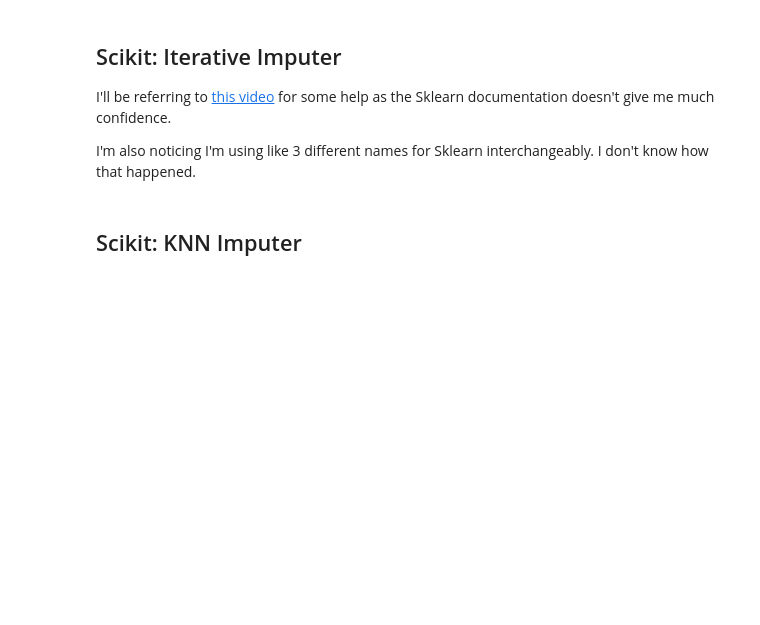
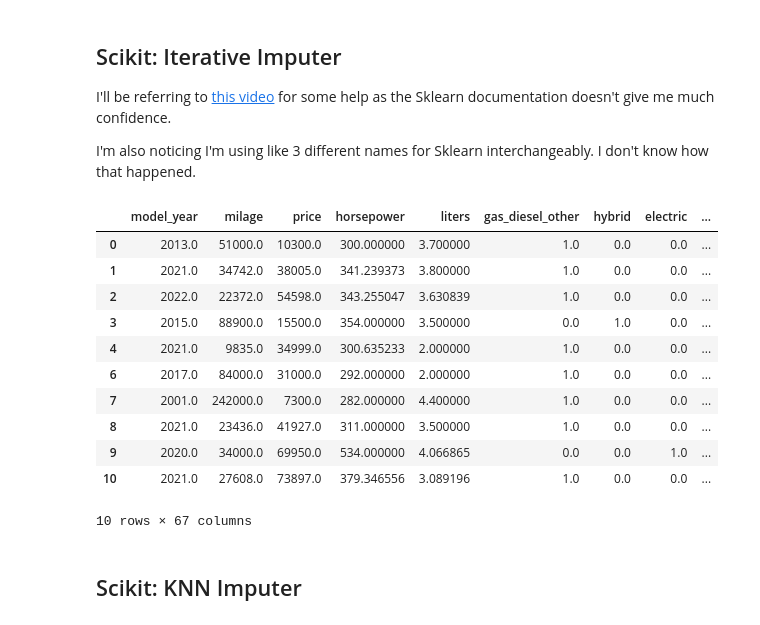
Before and after one commit to crdcamp/lin-reg-practice, a Jupyter notebook: used_car_price_prediction.ipynb, the cells around one changed output. Drawn from its saved outputs; the diff is of its cells as text; code cells hidden in the pictures; blank space fills up the shorter version.

```diff
--- a/used_car_price_prediction.ipynb
+++ b/used_car_price_prediction.ipynb
@@ -264,6 +248,20 @@ I'm also noticing I'm using like 3 different names for Sklearn interchangeably.
 # %%
 imp_it = IterativeImputer()
 imp_datasets["scikit_it"] = pd.DataFrame(imp_it.fit_transform(cars), columns=cars.columns, index=cars.index)
+imp_datasets["scikit_it"].head(10)
+# %% [output]
+|  | model_year | milage | price | horsepower | liters | gas_diesel_other | hybrid | electric | ... |
+| 0 | 2013.0 | 51000.0 | 10300.0 | 300.000000 | 3.700000 | 1.0 | 0.0 | 0.0 | ... |
+| 1 | 2021.0 | 34742.0 | 38005.0 | 341.239373 | 3.800000 | 1.0 | 0.0 | 0.0 | ... |
+| 2 | 2022.0 | 22372.0 | 54598.0 | 343.255047 | 3.630839 | 1.0 | 0.0 | 0.0 | ... |
+| 3 | 2015.0 | 88900.0 | 15500.0 | 354.000000 | 3.500000 | 0.0 | 1.0 | 0.0 | ... |
+| 4 | 2021.0 | 9835.0 | 34999.0 | 300.635233 | 2.000000 | 1.0 | 0.0 | 0.0 | ... |
+| 6 | 2017.0 | 84000.0 | 31000.0 | 292.000000 | 2.000000 | 1.0 | 0.0 | 0.0 | ... |
+| 7 | 2001.0 | 242000.0 | 7300.0 | 282.000000 | 4.400000 | 1.0 | 0.0 | 0.0 | ... |
+| 8 | 2021.0 | 23436.0 | 41927.0 | 311.000000 | 3.500000 | 1.0 | 0.0 | 0.0 | ... |
+| 9 | 2020.0 | 34000.0 | 69950.0 | 534.000000 | 4.066865 | 0.0 | 0.0 | 1.0 | ... |
+| 10 | 2021.0 | 27608.0 | 73897.0 | 379.346556 | 3.089196 | 1.0 | 0.0 | 0.0 | ... |
+10 rows × 67 columns
 # %% [markdown]
 ## Scikit: KNN Imputer
 # %%
```
Also changed, not shown: parts of 2 cells of this notebook, 1 other file.
